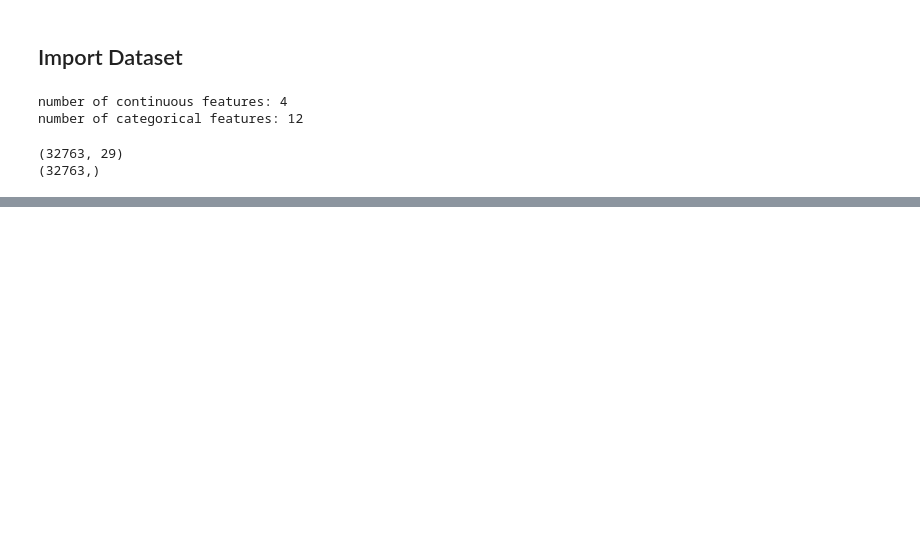
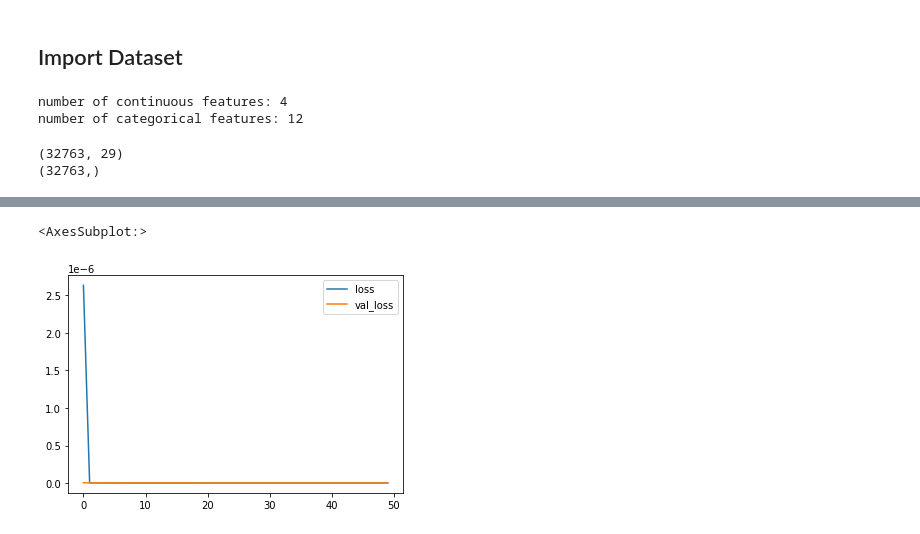
Before and after one commit to gerardoRO/ds4a, a Jupyter notebook: code/Advanced Modeling.ipynb, the cells around one changed output, grey strips where cells are left out. Drawn from its saved outputs; the diff is of its cells as text; code cells hidden in the pictures; blank space fills up the shorter version.

```diff
--- a/code/Advanced Modeling.ipynb
+++ b/code/Advanced Modeling.ipynb
@@ -217,0 +255,14 @@ strong multicollinearity problems or that the design matrix is singular.
+# %%
+import tensorflow as tf
+from tensorflow import keras
+
+model = keras.models.Sequential(
+    [keras.layers.Dense(128,input_shape = [12] ,activation = 'relu'),
+    keras.layers.Dense(128,activation = 'relu'),
+    keras.layers.Dense(128,activation = 'relu'),
+    keras.layers.Dense(1,activation = 'sigmoid')]
+)
+
+model.compile(loss = 'mean_squared_error',optimizer = 'Adam')
+cb = keras.callbacks.EarlyStopping(patience = 5)
+history = model.fit(X_train.values,y_train.values,batch_size = 32, epochs = 50, validation_split = .2)
@@ -217,0 +287,5 @@ strong multicollinearity problems or that the design matrix is singular.
+# %%
+pd.DataFrame(history.history).plot()
+# %% [output]
+<AxesSubplot:>
+[figure, added]
```
Also changed, not shown: parts of 13 cells of this notebook, 1 other file.
